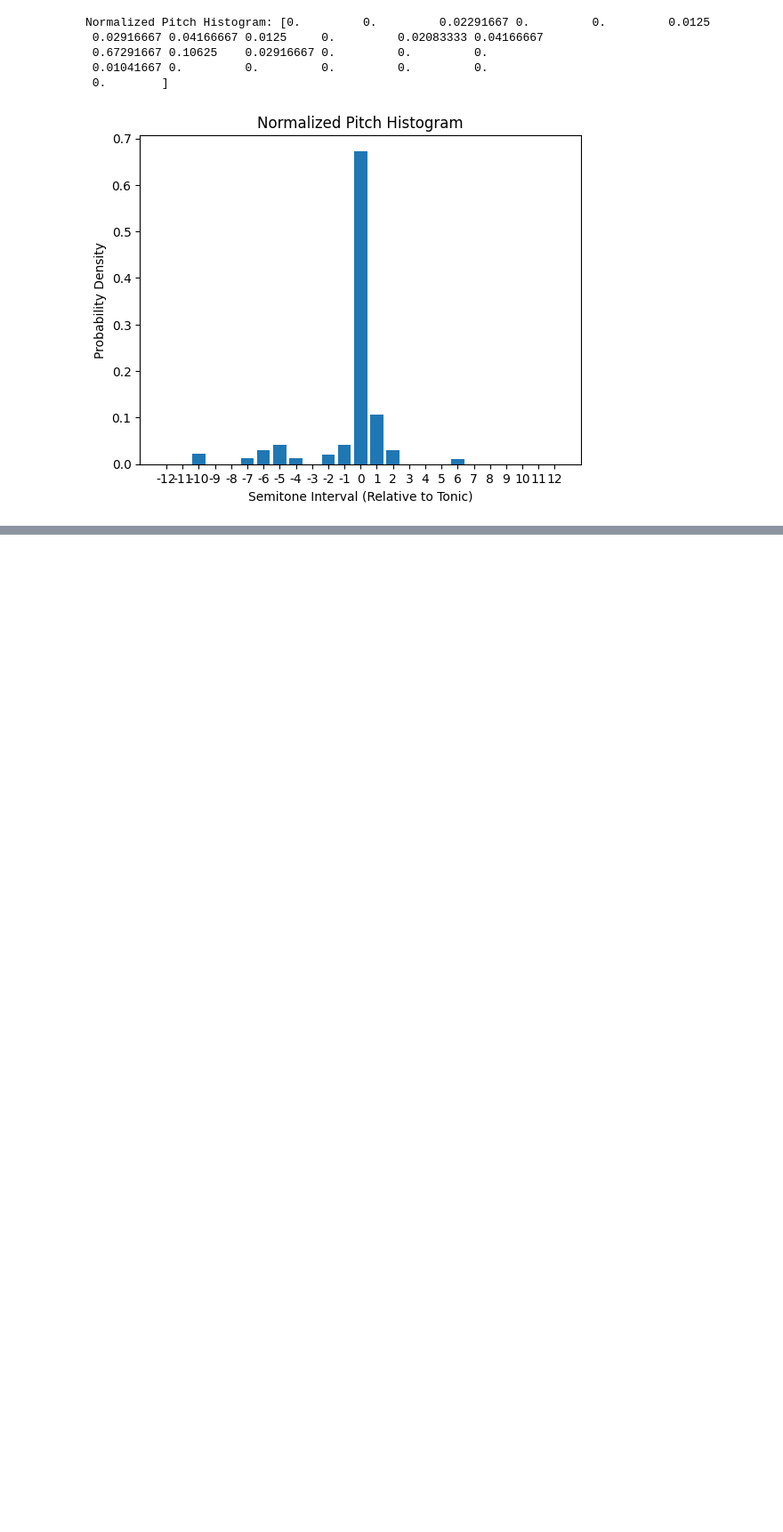
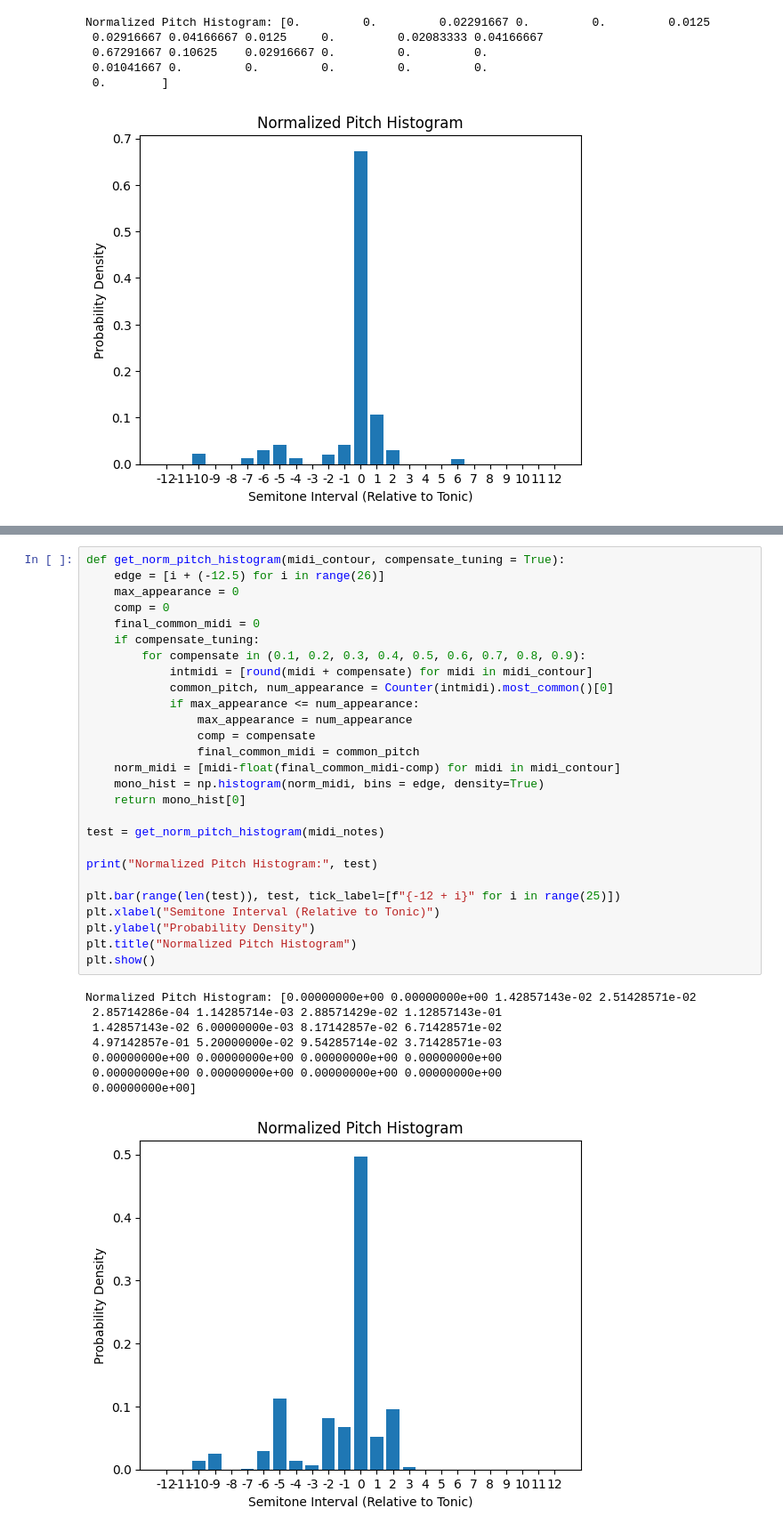
Before and after one commit to michspark/PansoriModeChangeDetection, a Jupyter notebook: test_histogram.ipynb, the cells around one changed output, grey strips where cells are left out. Shown: that part at 89% size. Drawn from its saved outputs; the diff is of its cells as text; blank space fills up the shorter version.

```diff
--- a/test_histogram.ipynb
+++ b/test_histogram.ipynb
@@ -75,0 +108,36 @@ Normalized Pitch Histogram: [0.         0.         0.02291667 0.         0.
+# %%
+def get_norm_pitch_histogram(midi_contour, compensate_tuning = True):
+    edge = [i + (-12.5) for i in range(26)]
+    max_appearance = 0
+    comp = 0
+    final_common_midi = 0
+    if compensate_tuning:
+        for compensate in (0.1, 0.2, 0.3, 0.4, 0.5, 0.6, 0.7, 0.8, 0.9):
+            intmidi = [round(midi + compensate) for midi in midi_contour]
+            common_pitch, num_appearance = Counter(intmidi).most_common()[0]
+            if max_appearance <= num_appearance:
+                max_appearance = num_appearance
+                comp = compensate
+                final_common_midi = common_pitch
+    norm_midi = [midi-float(final_common_midi-comp) for midi in midi_contour]
+    mono_hist = np.histogram(norm_midi, bins = edge, density=True)
+    return mono_hist[0]
+
+test = get_norm_pitch_histogram(midi_notes)
+
+print("Normalized Pitch Histogram:", test)
+
+plt.bar(range(len(test)), test, tick_label=[f"{-12 + i}" for i in range(25)])
+plt.xlabel("Semitone Interval (Relative to Tonic)")
+plt.ylabel("Probability Density")
+plt.title("Normalized Pitch Histogram")
+plt.show()
+# %% [output]
+Normalized Pitch Histogram: [0.00000000e+00 0.00000000e+00 1.42857143e-02 2.51428571e-02
+ 2.85714286e-04 1.14285714e-03 2.88571429e-02 1.12857143e-01
+ 1.42857143e-02 6.00000000e-03 8.17142857e-02 6.71428571e-02
+ 4.97142857e-01 5.20000000e-02 9.54285714e-02 3.71428571e-03
+ 0.00000000e+00 0.00000000e+00 0.00000000e+00 0.00000000e+00
+ 0.00000000e+00 0.00000000e+00 0.00000000e+00 0.00000000e+00
+ 0.00000000e+00]
+[figure, added]
```
Also changed, not shown: parts of 6 cells of this notebook, 30 other files.
